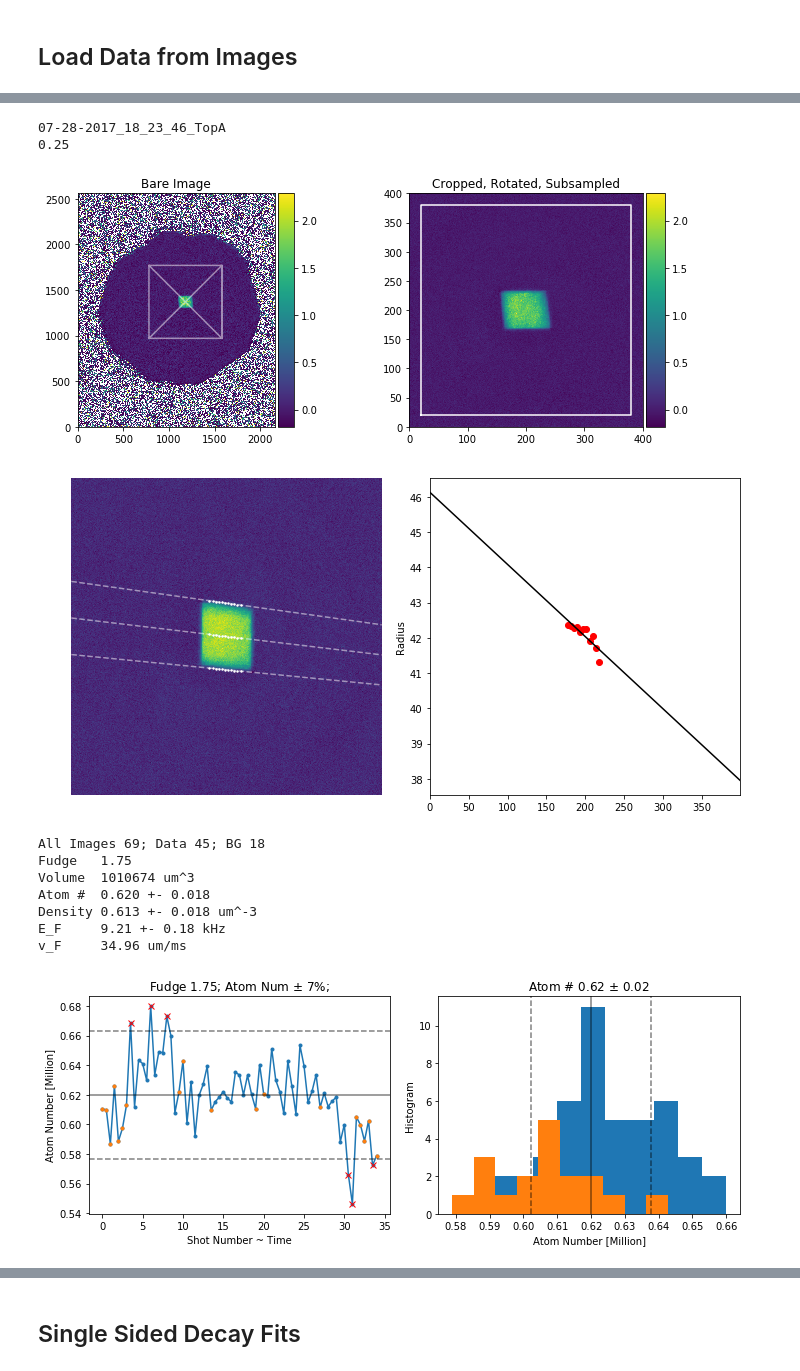
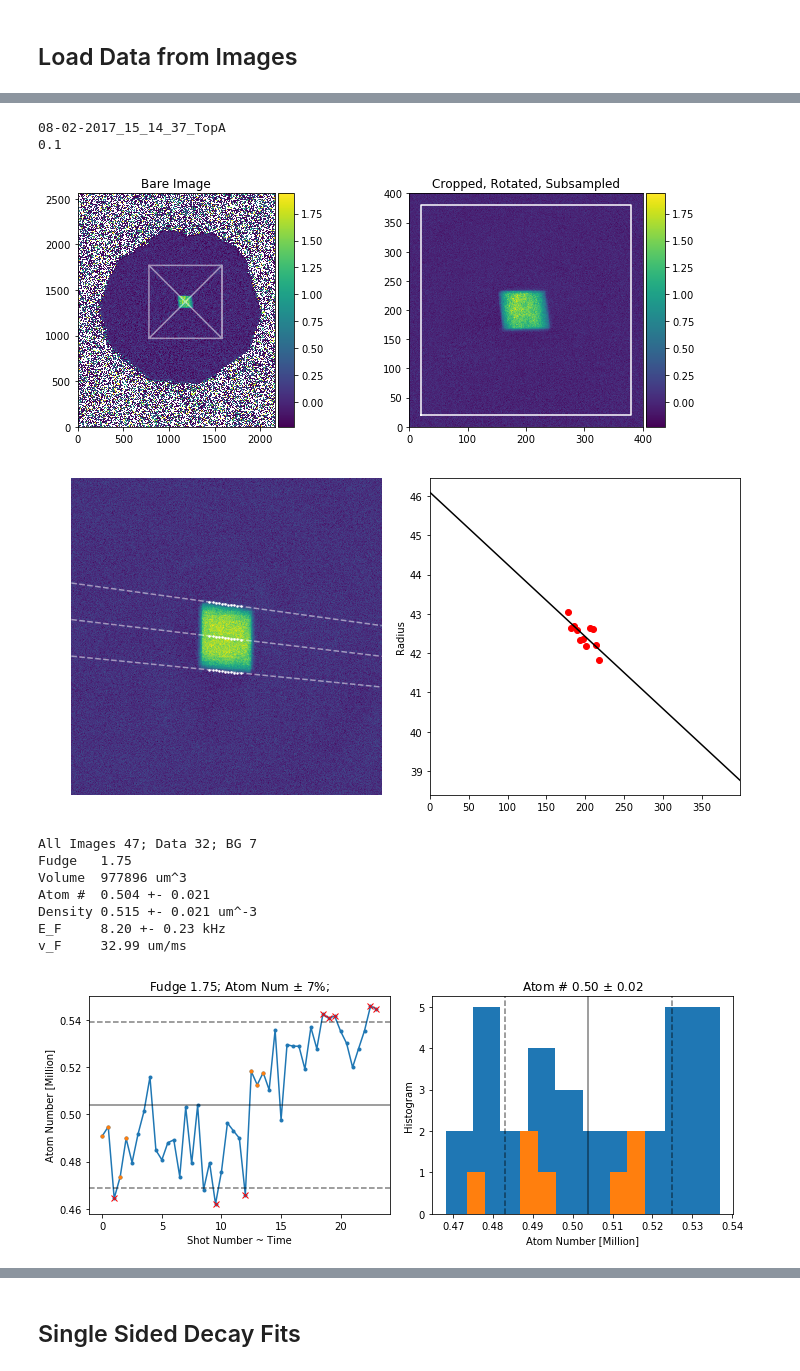
Before and after one commit to ranchop/QCalc, a Jupyter notebook: Box Shaking/Box Shaking Analyzer - In Progress - Adding Position Reference.ipynb, the cells around one changed output, grey strips where cells are left out. Cells and saved outputs as stored; diff of their text form; code cells hidden in the pictures.

```diff
--- a/Box Shaking/Box Shaking Analyzer - In Progress - Adding Position Reference.ipynb
+++ b/Box Shaking/Box Shaking Analyzer - In Progress - Adding Position Reference.ipynb
@@ -537,7 +537,7 @@ WID_info = widgets.Checkbox( value=True, description='Show all info plots',)
 display(WID_info)
 
 # Additional WID used later
-WID_atoms_keep = widgets.FloatSlider(value=0.1, min=0.01, max=0.4, step=0.01,
+WID_atoms_keep = widgets.FloatSlider(value=0.07, min=0.01, max=0.4, step=0.01,
                 description='Atom Num Selection:', readout=True, readout_format='.2f',
                 layout=widgets.Layout(width='50%'), )
 
@@ -583,7 +583,7 @@ Total number of images   : 69
 # Define Settings
 settings = {**default_settings,
             **dict(center_x = 1181, center_y = 1370, width=800, height=800, fudge=1.75, subsample=2,
-                  xsec_extension='linear', xsec_slice_width=4, xsec_fit_range=1.0, radial_selection=0.8,)}
+                  xsec_extension='linear', xsec_slice_width=4, xsec_fit_range=1.0, radial_selection=0.5,)}
 
 # Apply settings
 for i, r in df_all.iterrows():
@@ -600,10 +600,10 @@ if WID_info.value:
     df_all.image.iloc[test].xsec.infoplot(axs=ax)
     plt.tight_layout()
 # %% [output]
-07-28-2017_18_23_46_TopA
-0.25
+08-02-2017_15_14_37_TopA
+0.1
-[figure, old version]
+[figure, new version]
-[figure, old version]
+[figure, new version]
 # %%
 # Atom numbers filter, sort data and bg, print information
 
@@ -626,8 +626,8 @@ info['Images BG'] = df_bg.shape[0]
 info['Fudge'] = df_all.image.iloc[0].fudge
 info['Atoms'] = np.mean(df_all[using].total_atoms)
 info['Atoms Error'] = np.std(df_all[using].total_atoms)
-info['Cross Section Guess'] = np.pi * (59.15e-6)**2
-info['Box Length Guess'] = 91.95e-6
+info['Cross Section Guess'] = np.pi * (59.38e-6)**2
+info['Box Length Guess'] = 88.28e-6
 info['Volume'] = info['Box Length Guess'] * info['Cross Section Guess']
 info['Density'] = info['Atoms'] / info['Volume']
 info['Density Error'] = info['Atoms Error'] / info['Volume']
@@ -636,40 +636,40 @@ info['EF Error'] = np.std(cst.n2EF(df_all[using].total_atoms / info['Volume']))
 info['vF'] = ((2 * info['EF']) / (cst.mass))**(1/2)
 
 print('All Images {}; Data {}; BG {}'.format(df_all.shape[0], df_data.shape[0], df_bg.shape[0]))
 print('Fudge  ', info['Fudge'])
 print('Volume  {:.0f} um^3'.format(info['Volume']*1e18))
 print('Atom #  {:.3f} +- {:.3f} '.format(info['Atoms']/1e6, info['Atoms Error']/1e6))
 print('Density {:.3f} +- {:.3f} um^-3'.format(info['Density']/1e18, info['Density Error']/1e18))
 print('E_F     {:.2f} +- {:.2f} kHz'.format(info['EF']/kHz, info['EF Error']/kHz))
 print('v_F     {:.2f} um/ms'.format(info['vF'] * 1e3))
 
 if WID_info.value:
     fig, ax = plt.subplots(ncols=2, figsize=[10, 4])
     ax[0].plot(df_all.shot, df_all.total_atoms/1e6, 'C0.-',
                df_bad.shot, df_bad.total_atoms/1e6, 'rx',
                df_bg.shot, df_bg.total_atoms/1e6, 'C1.')
     ax[0].axhline(info['Atoms'] / 1e6, linestyle='-', c='k', alpha=0.5)
     ax[0].axhline(info['Atoms'] / 1e6 * (1 + WID_atoms_keep.value), linestyle='--', c='k', alpha=0.5)
     ax[0].axhline(info['Atoms'] / 1e6 * (1 - WID_atoms_keep.value), linestyle='--', c='k', alpha=0.5)
     ax[0].set(xlabel='Shot Number ~ Time', ylabel='Atom Number [Million]',
               title='Fudge {}; Atom Num $\pm$ {:.0f}%;'.format(info['Fudge'], WID_atoms_keep.value*100))
     ax[1].hist(df_data.total_atoms/1e6)
     ax[1].hist(df_bg.total_atoms/1e6)
     ax[1].axvline(info['Atoms'] / 1e6, linestyle='-', c='k', alpha=0.5)
     ax[1].axvline(info['Atoms'] / 1e6 + info['Atoms Error']/1e6, linestyle='--', c='k', alpha=0.5)
     ax[1].axvline(info['Atoms'] / 1e6 - info['Atoms Error']/1e6, linestyle='--', c='k', alpha=0.5)
     ax[1].set(xlabel='Atom Number [Million]', ylabel='Histogram', title='Atom # {:.2f} $\pm$ {:.2f}'.format(info['Atoms']/1e6, info['Atoms Error']/1e6))
     plt.tight_layout()
     plt.show()
 # %% [output]
-All Images 69; Data 45; BG 18
+All Images 47; Data 32; BG 7
 Fudge   1.75
-Volume  1010674 um^3
-Atom #  0.620 +- 0.018
-Density 0.613 +- 0.018 um^-3
-E_F     9.21 +- 0.18 kHz
-v_F     34.96 um/ms
+Volume  977896 um^3
+Atom #  0.504 +- 0.021
+Density 0.515 +- 0.021 um^-3
+E_F     8.20 +- 0.23 kHz
+v_F     32.99 um/ms
-[figure, old version]
+[figure, new version]
 # %%
 # Get right_edge, length, offset, integral, central_pixel : for all
 
```
Also changed, not shown: parts of 31 cells of this notebook, 2 other files.
